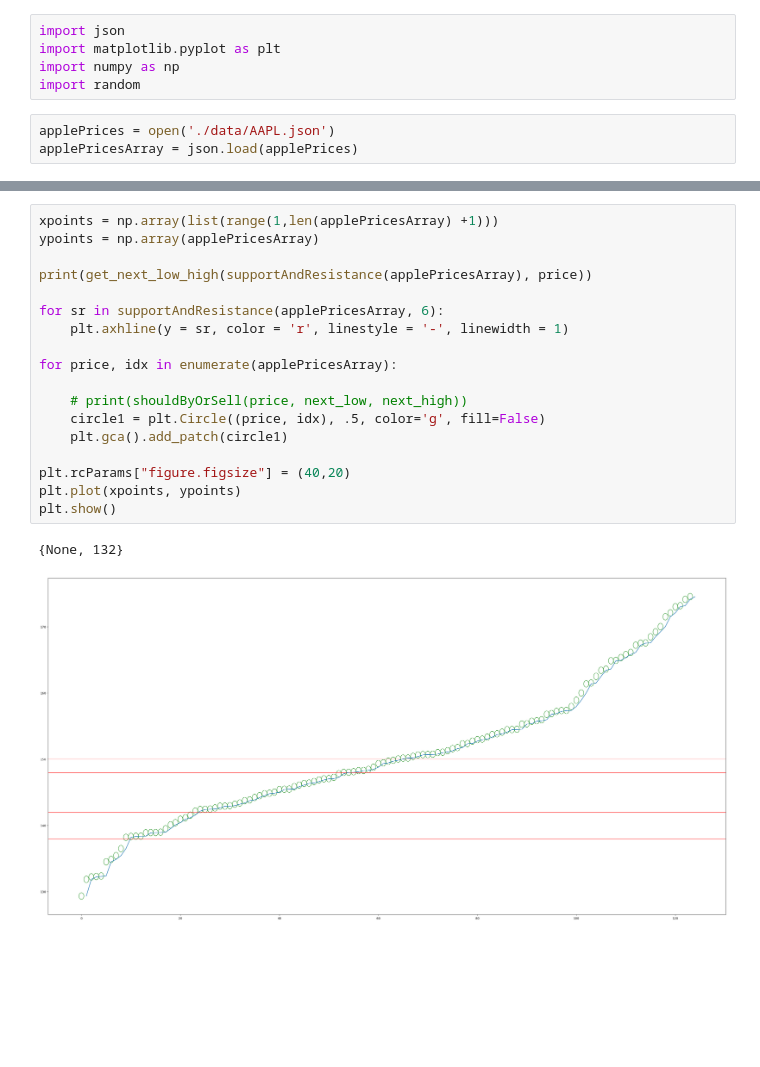
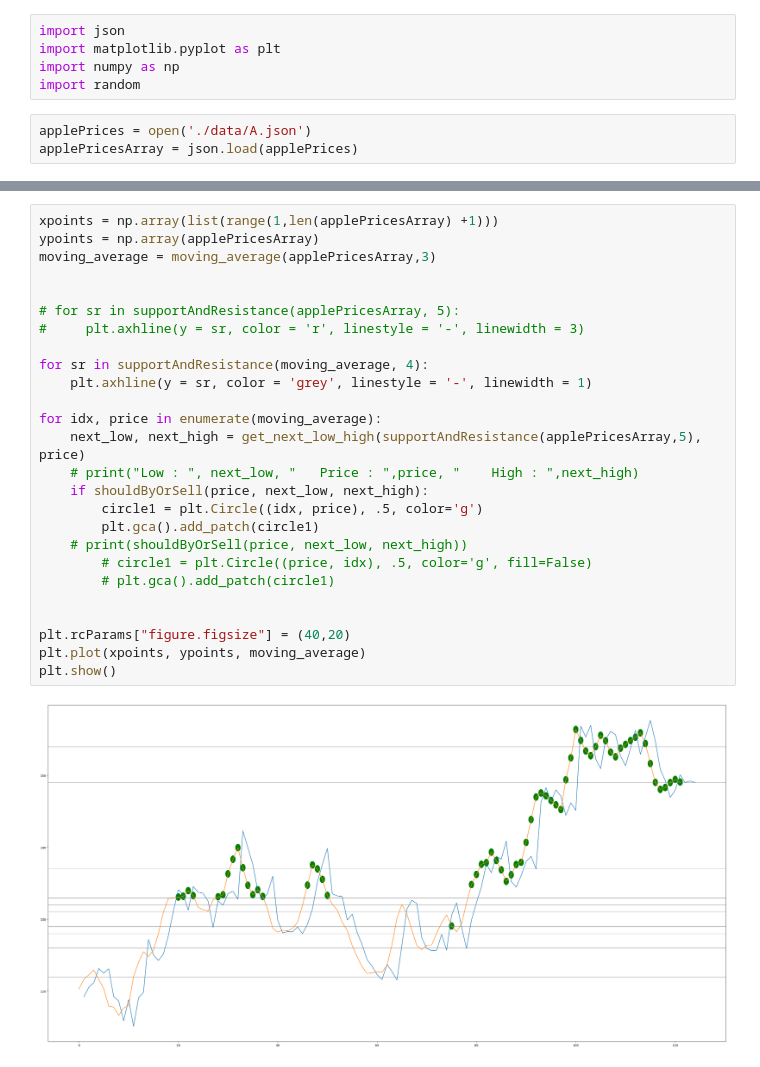
Before and after one commit to Edwinvalerio/pytrade, a Jupyter notebook: pytrade.ipynb, the cells around one changed output, grey strips where cells are left out. Saved outputs shown, nothing was run; the diff lists cells and outputs as text; blank space fills up the shorter version.

```diff
--- a/pytrade.ipynb
+++ b/pytrade.ipynb
@@ -4,6 +4,6 @@ import matplotlib.pyplot as plt
 import numpy as np
 import random
 # %%
-applePrices = open('./data/AAPL.json')
+applePrices = open('./data/A.json')
 applePricesArray = json.load(applePrices)
 # %%
@@ -62,21 +68,28 @@ def shouldByOrSell(price, support, resistance):
 # %%
 xpoints = np.array(list(range(1,len(applePricesArray) +1)))
 ypoints = np.array(applePricesArray)
+moving_average = moving_average(applePricesArray,3)
 
-print(get_next_low_high(supportAndResistance(applePricesArray), price))
 
-for sr in supportAndResistance(applePricesArray, 6):
-    plt.axhline(y = sr, color = 'r', linestyle = '-', linewidth = 1)
+# for sr in supportAndResistance(applePricesArray, 5):
+#     plt.axhline(y = sr, color = 'r', linestyle = '-', linewidth = 3)
 
-for price, idx in enumerate(applePricesArray):
+for sr in supportAndResistance(moving_average, 4):
+    plt.axhline(y = sr, color = 'grey', linestyle = '-', linewidth = 1)
 
+for idx, price in enumerate(moving_average):
+    next_low, next_high = get_next_low_high(supportAndResistance(applePricesArray,5), price)
+    # print("Low : ", next_low, "   Price : ",price, "    High : ",next_high)
+    if shouldByOrSell(price, next_low, next_high):
+        circle1 = plt.Circle((idx, price), .5, color='g')
+        plt.gca().add_patch(circle1)
     # print(shouldByOrSell(price, next_low, next_high))
-    circle1 = plt.Circle((price, idx), .5, color='g', fill=False)
-    plt.gca().add_patch(circle1)
+        # circle1 = plt.Circle((price, idx), .5, color='g', fill=False)
+        # plt.gca().add_patch(circle1)
+
 
 plt.rcParams["figure.figsize"] = (40,20)
-plt.plot(xpoints, ypoints)
+plt.plot(xpoints, ypoints, moving_average)
 plt.show()
 # %% [output]
-{None, 132}
-[figure, old version]
+[figure, new version]
```
Also changed, not shown: parts of 1 cell of this notebook.
